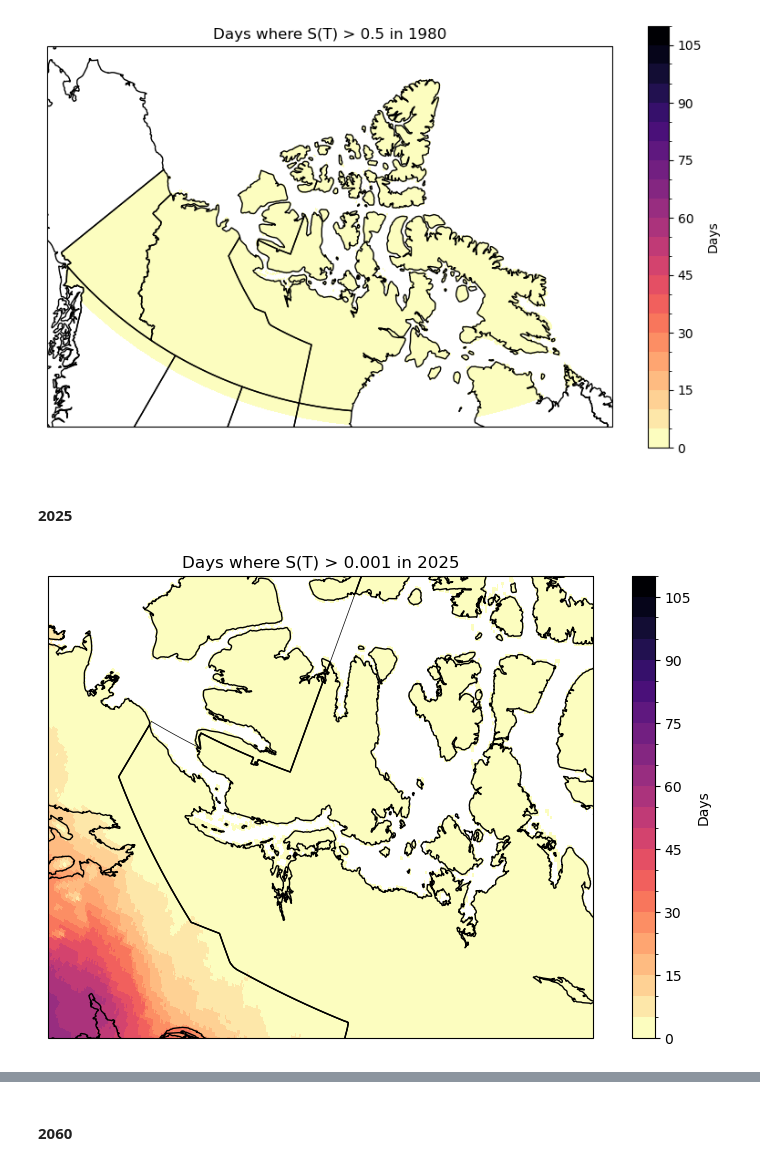
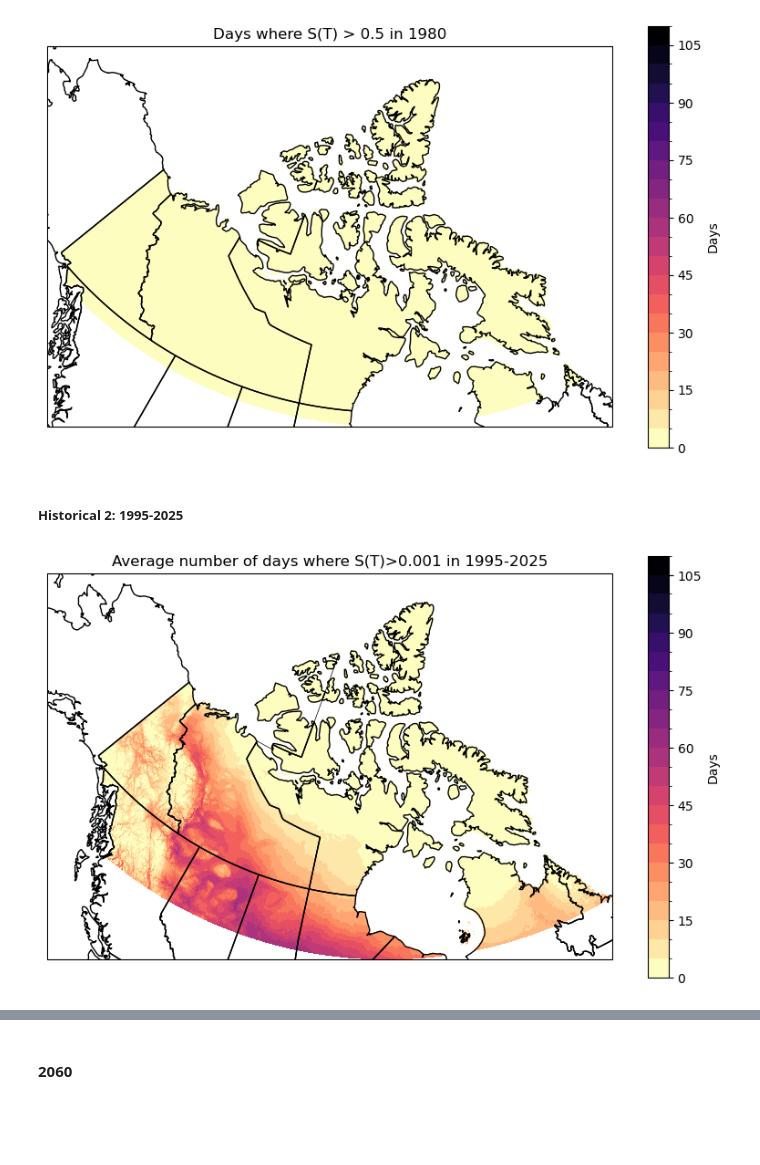
Before and after one commit to BernhardtLab/Arctic-VBD, a Jupyter notebook: 12_mapping.ipynb, the cells around one changed output, grey strips where cells are left out. Saved outputs shown, nothing was run; the diff lists cells and outputs as text; code cells hidden in the pictures; blank space fills up the shorter version.

Commit message:
Calculated suitability for SSP2-4.5

```diff
--- a/12_mapping.ipynb
+++ b/12_mapping.ipynb
@@ -223,12 +203 @@ Processing year 1980...
 Saved tas_day_CanESM5_ssp245_r1i1p2f1_1980.nc
-# %%
-ssp245 = ssp245_all
-ds_year = ssp245.sel(time = ssp245.time.dt.year == 1950)
-
-# Calculate the mean temperature
-ds_year['tas'] = (ds_year['tasmin'] + ds_year['tasmax'])/2
-ds_year.tas.attrs['units'] = 'DegC'
-# %%
-# Save as NetCDF file
-outfile = f"tas_day_CanESM5_ssp245_r1i1p2f1_1950.nc"
-ds_year.to_netcdf(outfile)
@@ -360,0 +400,26 @@ Attributes: (0)
+# %%
+# Since the file size is too large, we will calculate suitability year by year
+start_year = 1995
+end_year = 2025
+
+# Initialize an empty list to save the suitability of each year
+suit_list = []
+
+for year in range(start_year, end_year + 1):
+    print(f"Processing year {year}...")
+
+    # Load the dataset
+    ds_year = xr.open_dataset(f"data-raw/climate-data/ssp245/tas_day_CanESM5_ssp245_r1i1p2f1_{year}.nc")
+
+    # subset the dataset to the spatial domain
+    ds_year = ds_year.sel(lat = slice(*lat_bnds), lon = slice(*lon_bnds))
+
+    # Calculate suitability
+    ds_year_suit = get_suitability(ds_year, thres = 0.001)
+
+    # Add to the list
+    suit_list.append(ds_year_suit)
+
+    ds_year.close()
+
+ssp245_hist2_low = xr.concat(suit_list, dim="time")
@@ -427,7 +739,7 @@ plt.show()
 # %% [output]
 [figure]
 # %% [markdown]
-#### 2025
+##### Historical 2: 1995-2025
 # %%
 levels = np.arange(0, 115, 5)
 # set up axes with the 'PlateCarree' rectangular coordinate projection for plotting a map
@@ -437,38 +749,38 @@ fig, ax = plt.subplots(subplot_kw = dict(projection = ccrs.AzimuthalEquidistant(
 # Limit the map to -60 degrees latitude and below:
 #ax.set_extent([-140, -60, 64, 90], ccrs.PlateCarree())
 #ax.set_extent([-85, -73.6, 41.6, 46.9], ccrs.PlateCarree())
-ax.set_extent([-88, -120.6, 64.4, 74], ccrs.PlateCarree()) # Kitimeot region
+#ax.set_extent([-88, -120.6, 64.4, 74], ccrs.PlateCarree()) # Kitimeot region
 
 # plot the data with 20 filled contours
-ssp245_2025_suit["mean"].plot.pcolormesh(ax = ax,
+ssp245_hist2_low["mean"].mean('time').plot.pcolormesh(ax = ax,
                                          transform = ccrs.PlateCarree(),
                                          levels = levels,
                                          cmap = 'magma_r',
                                          cbar_kwargs = {'label': 'Days', 'orientation': 'vertical'}
                                         )
 
 # add coastlines to the map so we can easily determine what is land and what is not
 # ax.coastlines()
 
 # add provincial borders and make sure they're plotted on top of the contour data
 ax.add_feature(cfeature.STATES, zorder = 1)
 #ax.add_feature(cfeature.LAKES, zorder = 1)
 province_boundaries = cfeature.NaturalEarthFeature(
         category='cultural',
         name='admin_1_states_provinces_lines',
         scale='50m',
         facecolor='none' # To avoid filling the provinces with color
     )
 ax.add_feature(province_boundaries, edgecolor='black', linewidth=0.5)
 
 # plot title
-ax.set_title("Days where S(T) > 0.001 in 2025")
+ax.set_title("Average number of days where S(T)>0.001 in 1995-2025")
 
-#plt.savefig("figures/S_0.001_2025.png", dpi=300, bbox_inches="tight")
+plt.savefig("figures/S_0.001_1995-2025.png", dpi=300, bbox_inches="tight")
 
 plt.show()
 # %% [output]
-[figure, old version]
+[figure, new version]
 # %%
 levels = np.arange(0, 115, 5)
 # set up axes with the 'PlateCarree' rectangular coordinate projection for plotting a map
```
Also changed, not shown: parts of 58 cells of this notebook.
